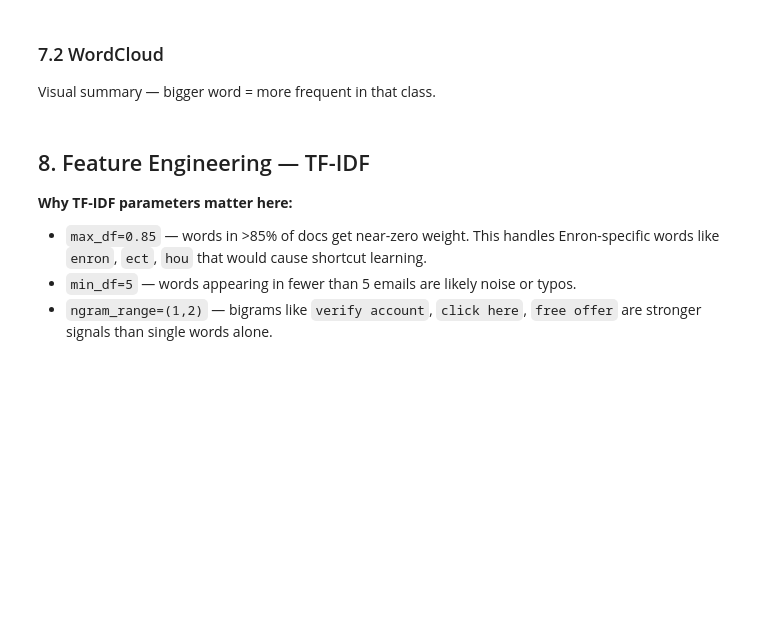
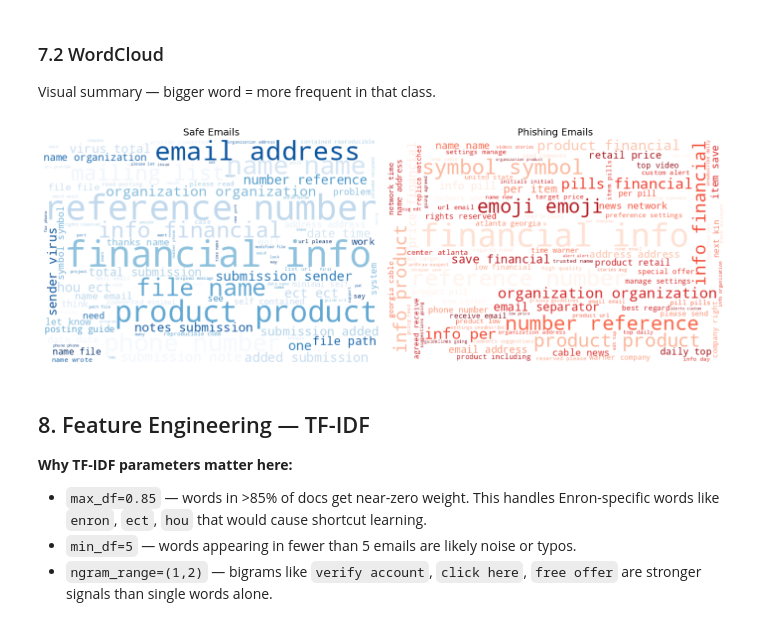
Before and after one commit to satyamkarn100-ctrl/Cyber-Threat-Detection, a Jupyter notebook: Email-Phishing-Threat-Detector.ipynb, the cells around one changed output. Saved outputs shown, nothing was run; the diff lists cells and outputs as text; code cells hidden in the pictures; blank space fills up the shorter version.

```diff
--- a/Email-Phishing-Threat-Detector.ipynb
+++ b/Email-Phishing-Threat-Detector.ipynb
@@ -582,19 +593,21 @@ Visual summary — bigger word = more frequent in that class.
 # %%
 fig, axes = plt.subplots(1, 2, figsize=(14, 5))
 
 for ax, label, cmap, title in [
     (axes[0], 0, 'Blues',  'Safe Emails'),
     (axes[1], 1, 'Reds',   'Phishing Emails')
 ]:
-    text = ' '.join(email_df[email_df['label']==label]['text'])
+    text = ' '.join(final_df[final_df['label']==label]['text'])
     wc = WordCloud(width=600, height=400, background_color='white',
                    colormap=cmap, max_words=100).generate(text)
     ax.imshow(wc, interpolation='bilinear')
     ax.axis('off')
     ax.set_title(title, fontsize=14)
 
 plt.tight_layout()
 plt.show()
+# %% [output]
+[figure, added]
 # %% [markdown]
 ## 8. Feature Engineering — TF-IDF
 
```
Also changed, not shown: parts of 16 cells of this notebook.
